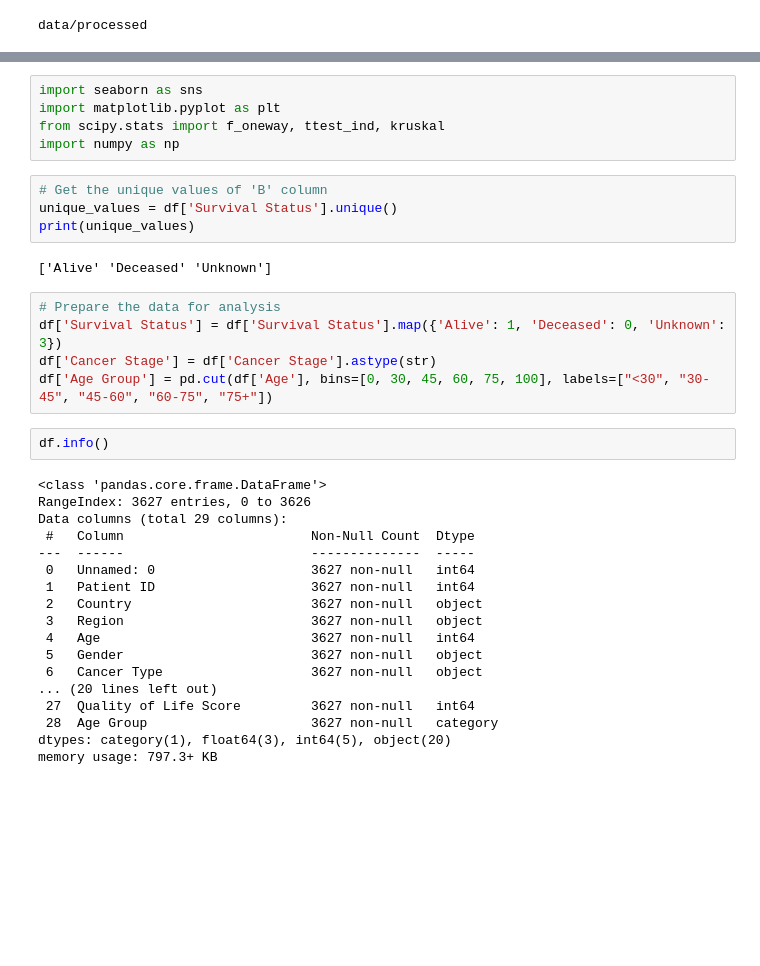
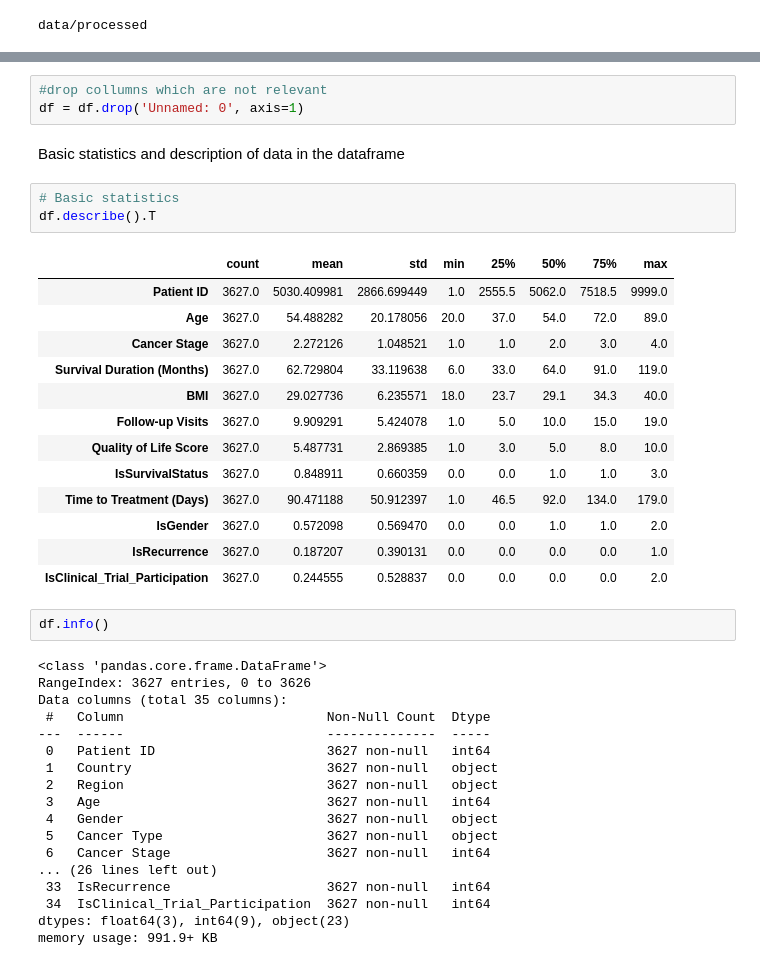
Before and after one commit to marcus1989/European_Cancer_Data, a Jupyter notebook: jupyter_notebooks/preprocess.ipynb, the cells around one changed output, grey strips where cells are left out. Saved outputs shown, nothing was run; the diff lists cells and outputs as text; blank space fills up the shorter version.

```diff
--- a/jupyter_notebooks/preprocess.ipynb
+++ b/jupyter_notebooks/preprocess.ipynb
@@ -89,36 +77,42 @@ df
-# %%
-import seaborn as sns
-import matplotlib.pyplot as plt
-from scipy.stats import f_oneway, ttest_ind, kruskal
-import numpy as np
-# %%
-# Get the unique values of 'B' column
-unique_values = df['Survival Status'].unique()
-print(unique_values)
-# %% [output]
-['Alive' 'Deceased' 'Unknown']
-# %%
-# Prepare the data for analysis
-df['Survival Status'] = df['Survival Status'].map({'Alive': 1, 'Deceased': 0, 'Unknown': 3})
-df['Cancer Stage'] = df['Cancer Stage'].astype(str)
-df['Age Group'] = pd.cut(df['Age'], bins=[0, 30, 45, 60, 75, 100], labels=["<30", "30-45", "45-60", "60-75", "75+"])
+# %%
+#drop collumns which are not relevant
+df = df.drop('Unnamed: 0', axis=1)
+# %% [markdown]
+Basic statistics and description of data in the dataframe
+# %%
+# Basic statistics
+df.describe().T
+# %% [output]
+|  | count | mean | std | min | 25% | 50% | 75% | max |
+| Patient ID | 3627.0 | 5030.409981 | 2866.699449 | 1.0 | 2555.5 | 5062.0 | 7518.5 | 9999.0 |
+| Age | 3627.0 | 54.488282 | 20.178056 | 20.0 | 37.0 | 54.0 | 72.0 | 89.0 |
+| Cancer Stage | 3627.0 | 2.272126 | 1.048521 | 1.0 | 1.0 | 2.0 | 3.0 | 4.0 |
+| Survival Duration (Months) | 3627.0 | 62.729804 | 33.119638 | 6.0 | 33.0 | 64.0 | 91.0 | 119.0 |
+| BMI | 3627.0 | 29.027736 | 6.235571 | 18.0 | 23.7 | 29.1 | 34.3 | 40.0 |
+| Follow-up Visits | 3627.0 | 9.909291 | 5.424078 | 1.0 | 5.0 | 10.0 | 15.0 | 19.0 |
+| Quality of Life Score | 3627.0 | 5.487731 | 2.869385 | 1.0 | 3.0 | 5.0 | 8.0 | 10.0 |
+| IsSurvivalStatus | 3627.0 | 0.848911 | 0.660359 | 0.0 | 0.0 | 1.0 | 1.0 | 3.0 |
+| Time to Treatment (Days) | 3627.0 | 90.471188 | 50.912397 | 1.0 | 46.5 | 92.0 | 134.0 | 179.0 |
+| IsGender | 3627.0 | 0.572098 | 0.569470 | 0.0 | 0.0 | 1.0 | 1.0 | 2.0 |
+| IsRecurrence | 3627.0 | 0.187207 | 0.390131 | 0.0 | 0.0 | 0.0 | 0.0 | 1.0 |
+| IsClinical_Trial_Participation | 3627.0 | 0.244555 | 0.528837 | 0.0 | 0.0 | 0.0 | 0.0 | 2.0 |
 # %%
 df.info()
 # %% [output]
 <class 'pandas.core.frame.DataFrame'>
 RangeIndex: 3627 entries, 0 to 3626
-Data columns (total 29 columns):
- #   Column                        Non-Null Count  Dtype
----  ------                        --------------  -----
- 0   Unnamed: 0                    3627 non-null   int64
- 1   Patient ID                    3627 non-null   int64
- 2   Country                       3627 non-null   object
- 3   Region                        3627 non-null   object
- 4   Age                           3627 non-null   int64
- 5   Gender                        3627 non-null   object
- 6   Cancer Type                   3627 non-null   object
-... (20 lines left out)
- 27  Quality of Life Score         3627 non-null   int64
- 28  Age Group                     3627 non-null   category
-dtypes: category(1), float64(3), int64(5), object(20)
-memory usage: 797.3+ KB
+Data columns (total 35 columns):
+ #   Column                          Non-Null Count  Dtype
+---  ------                          --------------  -----
+ 0   Patient ID                      3627 non-null   int64
+ 1   Country                         3627 non-null   object
+ 2   Region                          3627 non-null   object
+ 3   Age                             3627 non-null   int64
+ 4   Gender                          3627 non-null   object
+ 5   Cancer Type                     3627 non-null   object
+ 6   Cancer Stage                    3627 non-null   int64
+... (26 lines left out)
+ 33  IsRecurrence                    3627 non-null   int64
+ 34  IsClinical_Trial_Participation  3627 non-null   int64
+dtypes: float64(3), int64(9), object(23)
+memory usage: 991.9+ KB
```
Also changed, not shown: parts of 60 cells of this notebook, 1 other file.
